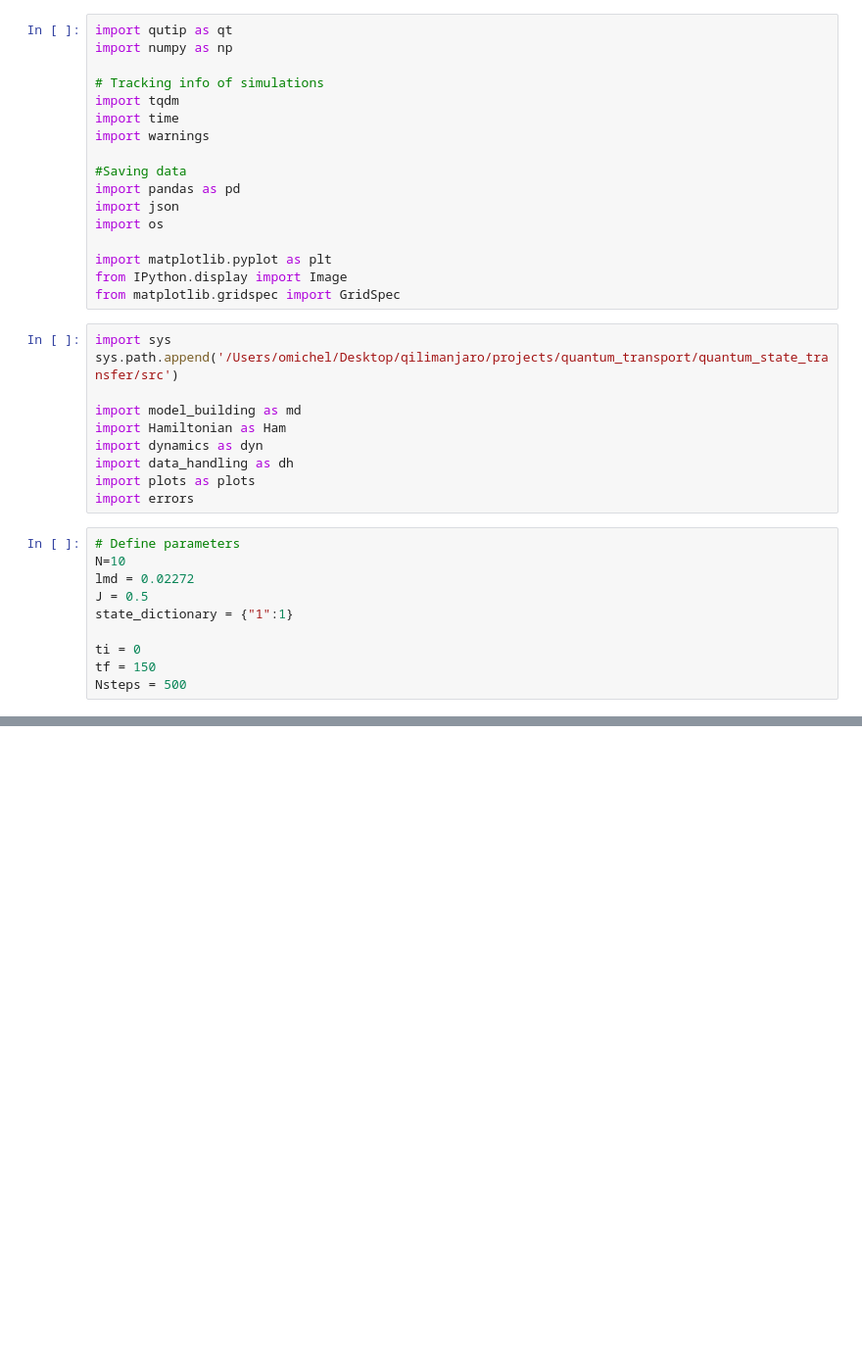
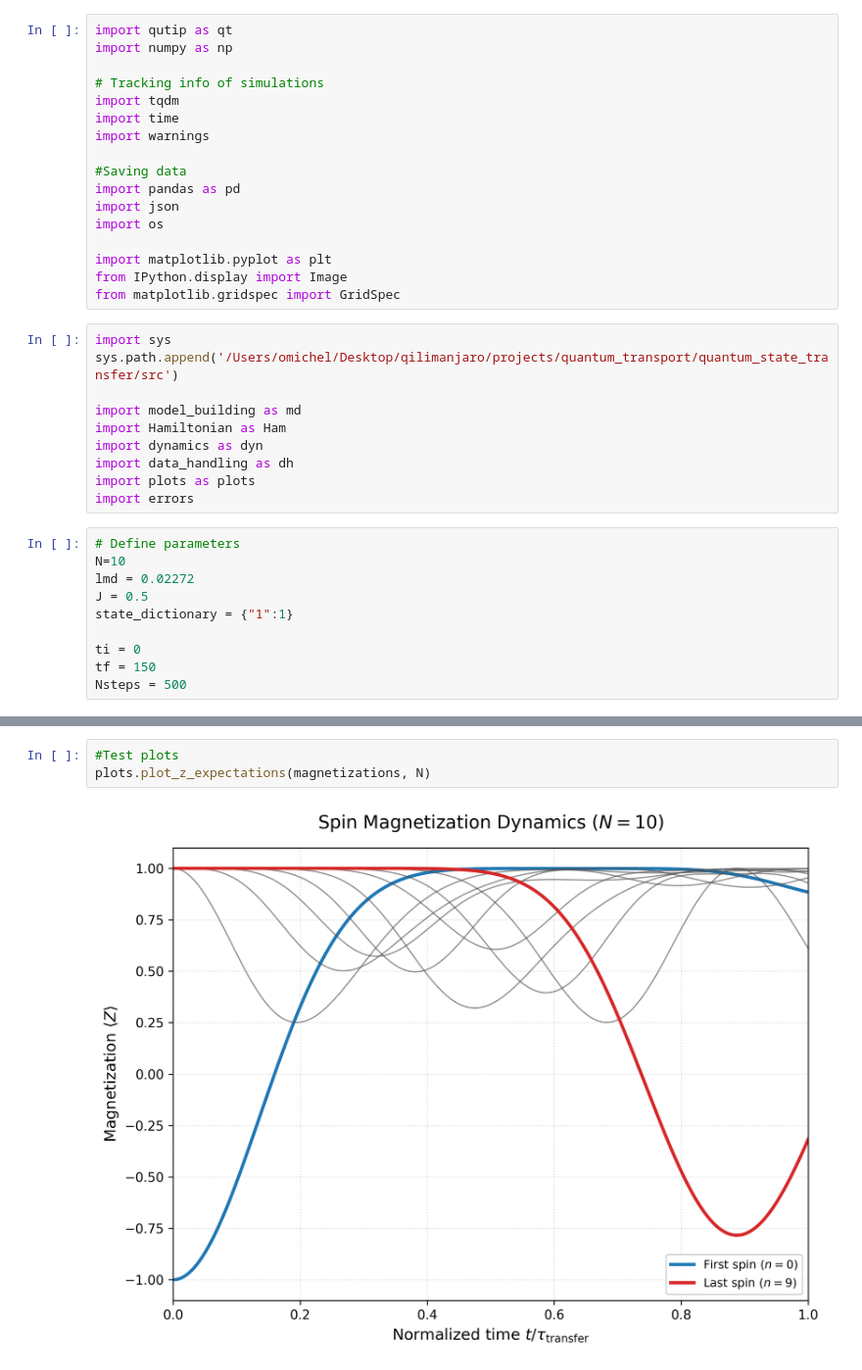
Before and after one commit to OsQarM/quantum_state_transfer, a Jupyter notebook: notebooks/error_test.ipynb, the cells around one changed output, grey strips where cells are left out. Shown at 98% size. Saved outputs shown, nothing was run; the diff lists cells and outputs as text; blank space fills up the shorter version.

```diff
--- a/notebooks/error_test.ipynb
+++ b/notebooks/error_test.ipynb
@@ -55,0 +116,5 @@ plots.plot_z_expectations(magnetizations, N)
+# %%
+#Test plots
+plots.plot_z_expectations(magnetizations, N)
+# %% [output]
+[figure, added]
```
Also changed, not shown: parts of 10 cells of this notebook, 3 other files.
